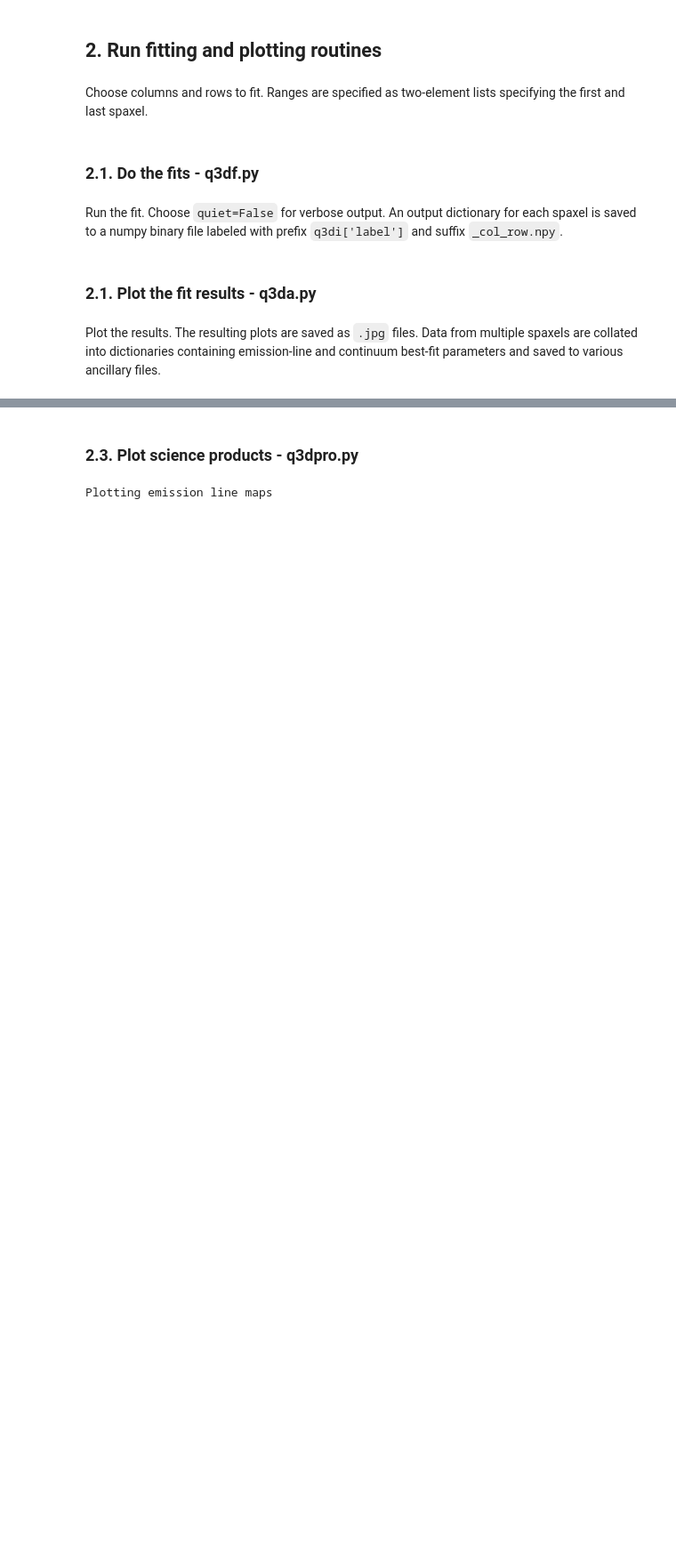
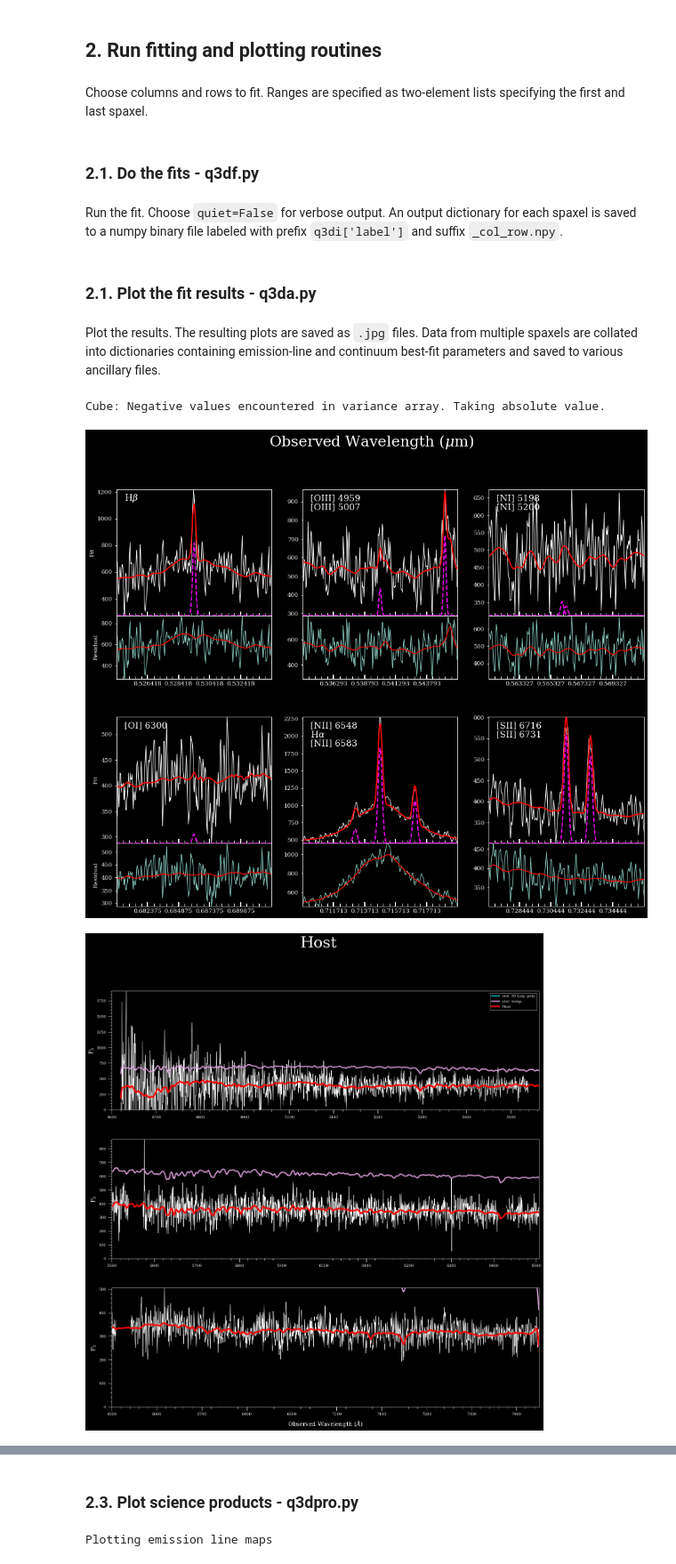
Before and after one commit to Q3D/q3dfit, a Jupyter notebook: jnb/run_q3dfit.ipynb, the cells around one changed output, grey strips where cells are left out. Shown at 89% size. Saved outputs shown, nothing was run; the diff lists cells and outputs as text; code cells hidden in the pictures; blank space fills up the shorter version.

```diff
--- a/jnb/run_q3dfit.ipynb
+++ b/jnb/run_q3dfit.ipynb
@@ -443,5 +446,9 @@ Run the fit. Choose `quiet=False` for verbose output. An output dictionary for e
 # %% [markdown]
 Plot the results. The resulting plots are saved as `.jpg` files. Data from multiple spaxels are collated into dictionaries containing emission-line and continuum best-fit parameters and saved to various ancillary files.
 # %%
-#q3da(q3di,cols=cols,rows=rows)
+q3da(q3di,cols=cols,rows=rows)
 #q3da(q3di)
+# %% [output]
+Cube: Negative values encountered in variance array. Taking absolute value.
+[figure, added]
+[figure, added]
```
Also changed, not shown: parts of 6 cells of this notebook, 6 other files.
